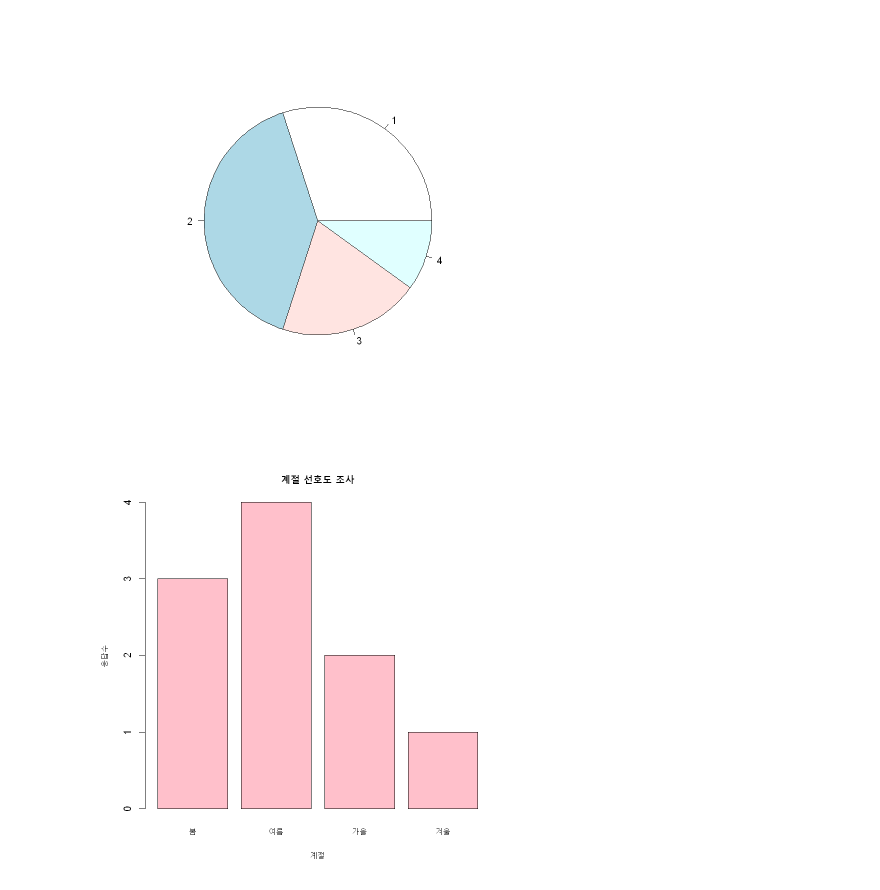
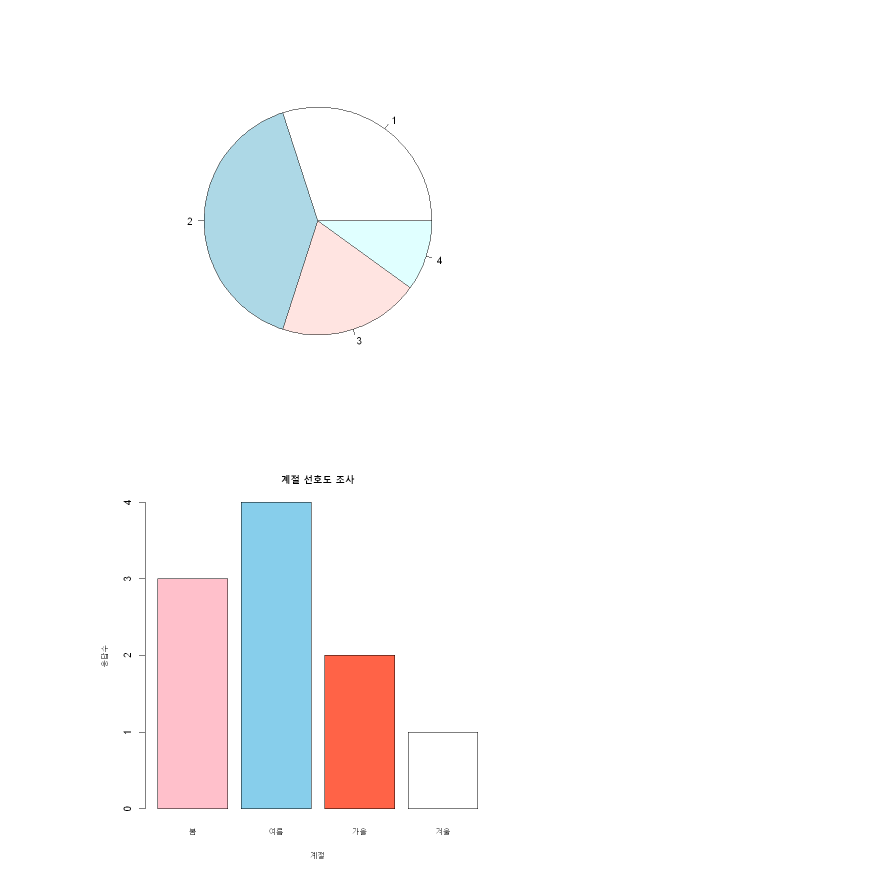
Before and after one commit to layla-focalors/r_learning_mx, a Jupyter notebook: coffee.ipynb, the cells around one changed output. Cells and saved outputs as stored; diff of their text form; code cells hidden in the pictures.

```diff
--- a/coffee.ipynb
+++ b/coffee.ipynb
@@ -11,6 +11,6 @@ pie(table(fab))
 # %% [output]
 [figure]
 # %%
-barplot(table(fab), names=c('봄','여름','가을','겨울'), col=c('pink','skyblue',''),main='계절 선호도 조사', xlab='계절',ylab='응답수')
+barplot(table(fab), names=c('봄','여름','가을','겨울'), col=c('pink','skyblue','tomato','white'),main='계절 선호도 조사', xlab='계절',ylab='응답수')
 # %% [output]
-[figure, old version]
+[figure, new version]
```
Also changed, not shown: parts of 13 cells of this notebook.
